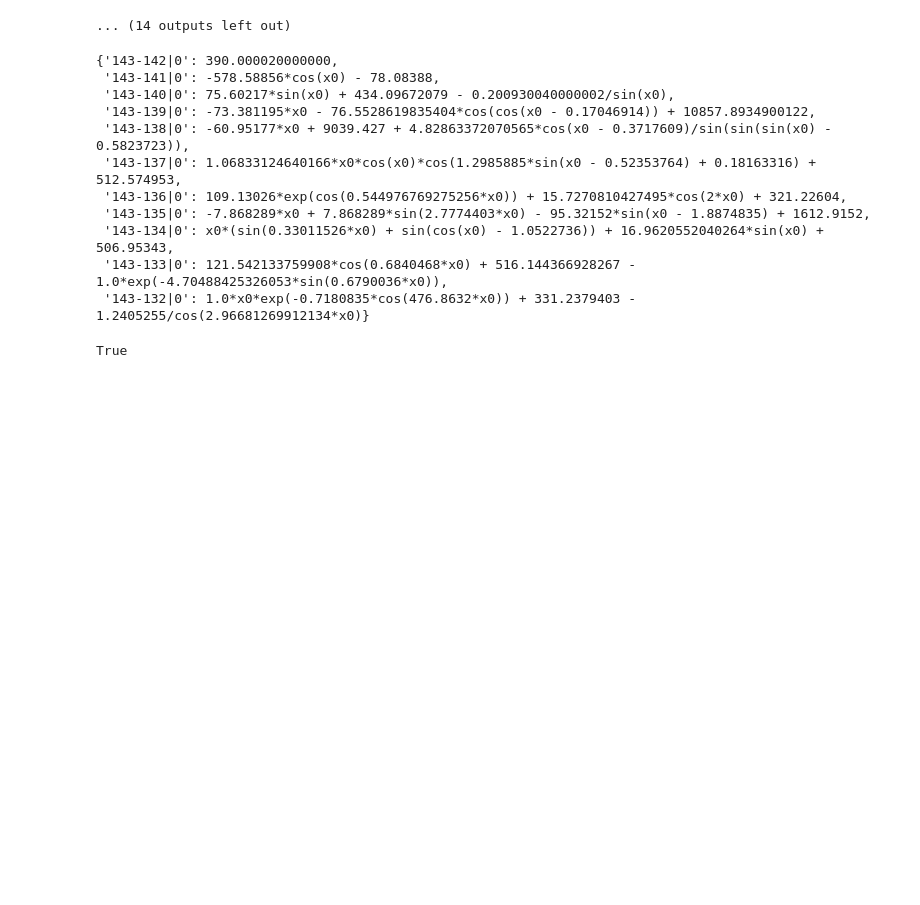
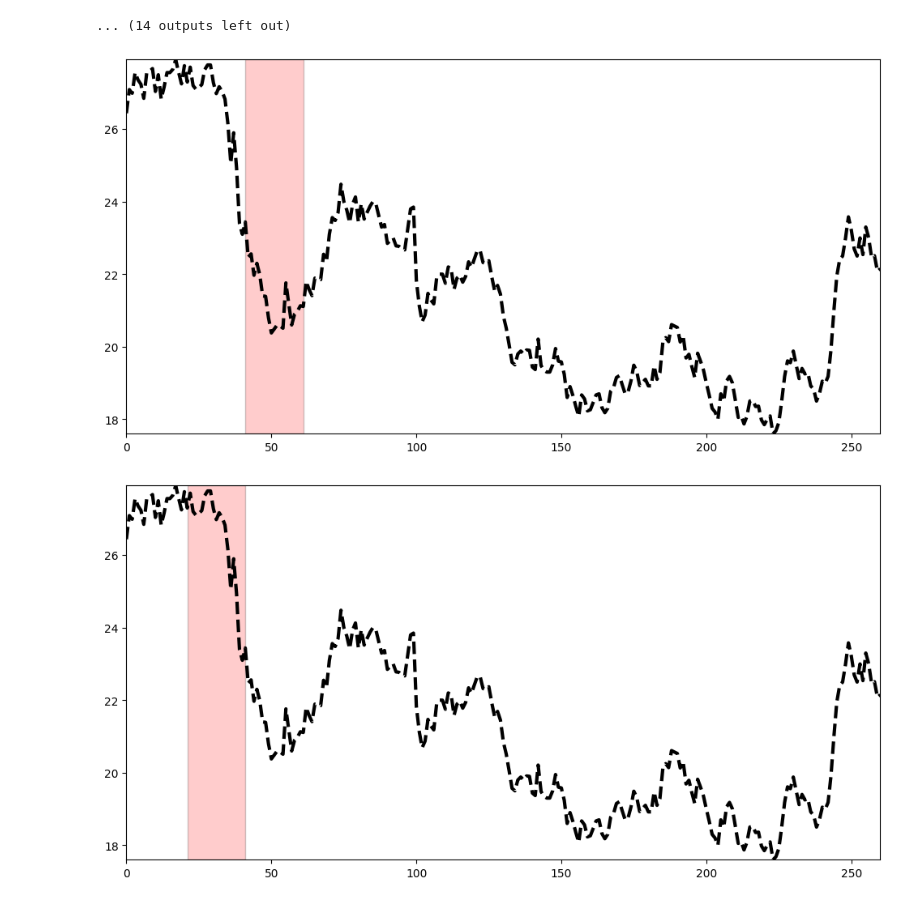
Before and after one commit to Guilherme-Ataliba/Rooling_window-Versatus, a Jupyter notebook: SRRollingMetric/RollingMetric.ipynb, the cells around one changed output. Saved outputs shown, nothing was run; the diff lists cells and outputs as text; code cells hidden in the pictures; blank space fills up the shorter version.

```diff
--- a/SRRollingMetric/RollingMetric.ipynb
+++ b/SRRollingMetric/RollingMetric.ipynb
@@ -92,7 +113,7 @@ RoWi = SRRollingMetric(dir_path="Outputs/Airplane")
 
 start_point_options = [-1, -6, -8, -12, -18, -20, -24]
 
-for start in start_point_options:
-    RoWi.fit(X3, y3, rollingSR, direction="left", start=X3[start], n_points=3, visualize=True)
-    RoWi.run()
-    plt.plot()
+# for start in start_point_options:
+#     RoWi.fit(X3, y3, rollingSR, direction="left", start=X3[start], n_points=3, visualize=True)
+#     RoWi.run()
+#     plt.plot()
@@ -155,18 +147,15 @@ if type(50) is not int:
-# %%
-RoWi.solutions
-# %% [output]
-{'143-142|0': 390.000020000000,
- '143-141|0': -578.58856*cos(x0) - 78.08388,
- '143-140|0': 75.60217*sin(x0) + 434.09672079 - 0.200930040000002/sin(x0),
- '143-139|0': -73.381195*x0 - 76.5528619835404*cos(cos(x0 - 0.17046914)) + 10857.8934900122,
- '143-138|0': -60.95177*x0 + 9039.427 + 4.82863372070565*cos(x0 - 0.3717609)/sin(sin(sin(x0) - 0.5823723)),
- '143-137|0': 1.06833124640166*x0*cos(x0)*cos(1.2985885*sin(x0 - 0.52353764) + 0.18163316) + 512.574953,
- '143-136|0': 109.13026*exp(cos(0.544976769275256*x0)) + 15.7270810427495*cos(2*x0) + 321.22604,
- '143-135|0': -7.868289*x0 + 7.868289*sin(2.7774403*x0) - 95.32152*sin(x0 - 1.8874835) + 1612.9152,
- '143-134|0': x0*(sin(0.33011526*x0) + sin(cos(x0) - 1.0522736)) + 16.9620552040264*sin(x0) + 506.95343,
- '143-133|0': 121.542133759908*cos(0.6840468*x0) + 516.144366928267 - 1.0*exp(-4.70488425326053*sin(0.6790036*x0)),
- '143-132|0': 1.0*x0*exp(-0.7180835*cos(476.8632*x0)) + 331.2379403 - 1.2405255/cos(2.96681269912134*x0)}
-# %%
-type("asdasd") is str
-# %% [output]
-True
+# %%
+start_points1 = [-1, -20, -40, -60, -80, -100]
+start_points2 = [-120, -140, -160, -170, -180]
+start_points3 = [-200, -220, -230, -240]
+
+start_points = start_points1 + start_points2 + start_points3
+
+for start in start_points3:
+    plt.figure(figsize=(12, 6))
+    RoWi.fit(X5, y5, rollingSR, direction="left", start=X5[start], n_points=20
+    , visualize=True)
+    plt.show()
+# %% [output]
+[figure, added]
+[figure, added]
```
Also changed, not shown: parts of 7 cells of this notebook, 24 other files.
